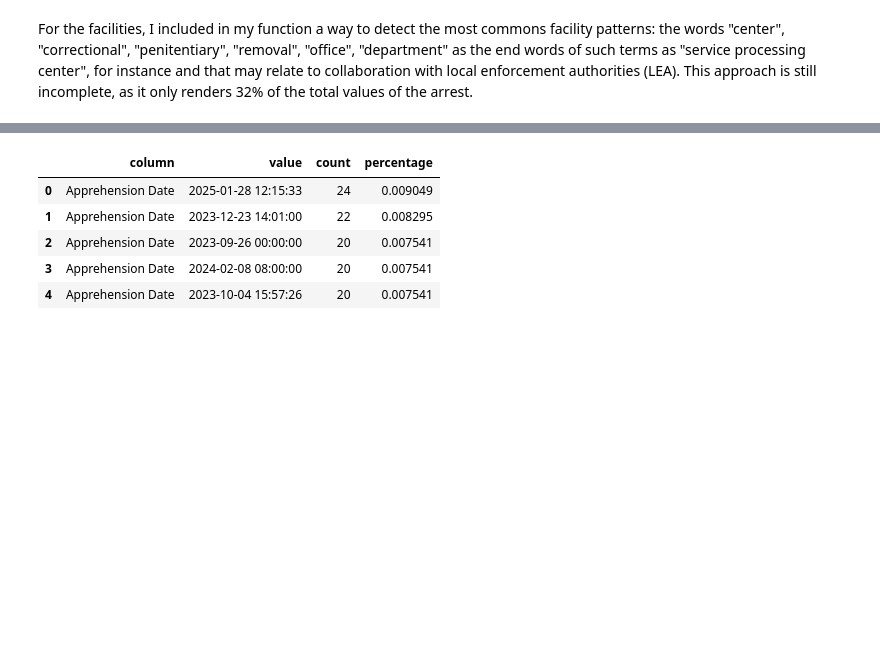
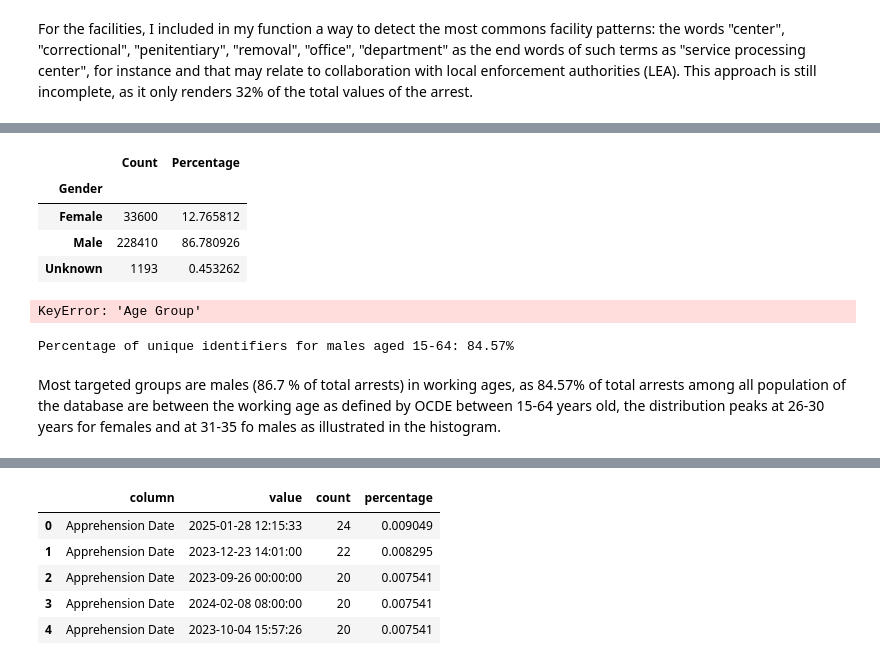
Before and after one commit to GibranMena/lighthouse_ice, a Jupyter notebook: _notebooks/1.0-process-data.ipynb, the cells around one changed output, grey strips where cells are left out. Drawn from its saved outputs; the diff is of its cells as text; code cells hidden in the pictures; blank space fills up the shorter version.

```diff
--- a/_notebooks/1.0-process-data.ipynb
+++ b/_notebooks/1.0-process-data.ipynb
@@ -540,0 +452,54 @@ df_detentions
+# %%
+# Pivot table: Gender (absolute numbers and percentages)
+pivot_gender = pd.pivot_table(
+    df_arrests,
+    index="Gender",
+    values="Unique Identifier",  # Replace with your unique ID column if needed
+    aggfunc="count",
+    fill_value=0
+)
+pivot_gender_percent = (pivot_gender / pivot_gender.sum()) * 100
+pivot_gender_combined = pivot_gender.rename(columns={"Unique Identifier": "Count"})
+pivot_gender_combined["Percentage"] = pivot_gender_percent["Unique Identifier"]
+pivot_gender_combined.to_csv("outputs/tables/pivot_gender_count_percent.csv")
+display(pivot_gender_combined)
+
+# Pivot table: Age Group (absolute numbers and percentages)
+pivot_age_group = pd.pivot_table(
+    df_arrests,
+    index="Age Group",
+    values="Unique Identifier",  # Replace with your unique ID column if needed
+    aggfunc="count",
+    fill_value=0
+)
+pivot_age_group_percent = (pivot_age_group / pivot_age_group.sum()) * 100
+pivot_age_group_combined = pivot_age_group.rename(columns={"Unique Identifier": "Count"})
+pivot_age_group_combined["Percentage"] = pivot_age_group_percent["Unique Identifier"]
+pivot_age_group_combined.to_csv("outputs/tables/pivot_age_group_count_percent.csv")
+display(pivot_age_group_combined)
+# %% [output]
+|  | Count | Percentage |
+| Gender |  |  |
+| Female | 33600 | 12.765812 |
+| Male | 228410 | 86.780926 |
+| Unknown | 1193 | 0.453262 |
+KeyError: 'Age Group'
+# %%
+# Percentage of arrests of males between the most common working age in the USA between 35 and 44 according to
+
+# Calculate current year and age if not already present
+current_year = pd.Timestamp.now().year
+if "Age" not in df_arrests.columns:
+    df_arrests["Age"] = current_year - df_arrests["Birth Year"]
+
+# Filter for males aged 15-64
+mask = (df_arrests["Gender"].str.upper() == "MALE") & (df_arrests["Age"] >= 15) & (df_arrests["Age"] <= 64)
+male_15_64_count = df_arrests.loc[mask, "Unique Identifier"].nunique()
+total_count = df_arrests["Unique Identifier"].nunique()
+
+percentage = (male_15_64_count / total_count) * 100 if total_count > 0 else 0
+print(f"Percentage of unique identifiers for males aged 15-64: {percentage:.2f}%")
+# %% [output]
+Percentage of unique identifiers for males aged 15-64: 84.57%
+# %% [markdown]
+Most targeted groups are males (86.7 % of total arrests) in working ages, as 84.57% of total arrests among all population of the database are between the working age as defined by OCDE between 15-64 years old, the distribution peaks at 26-30 years for females and at 31-35 fo males as illustrated in the histogram.
```
Also changed, not shown: parts of 22 cells of this notebook, 17 other files.
